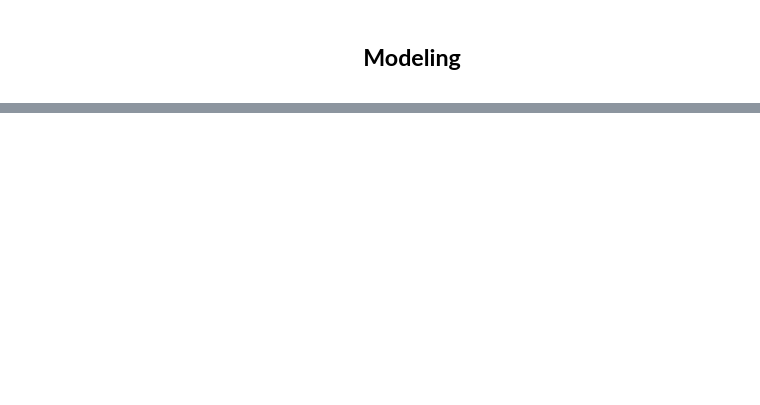
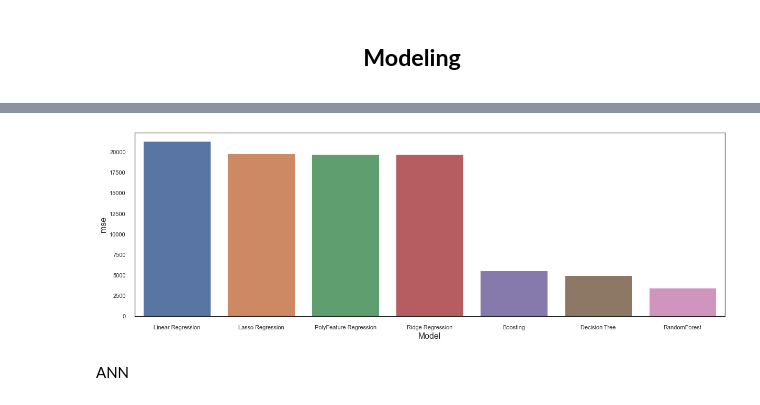
Before and after one commit to tmxkqotnl/project_mini_machine_learning_team_two, a Jupyter notebook: main.ipynb, the cells around one changed output, grey strips where cells are left out. Saved outputs shown, nothing was run; the diff lists cells and outputs as text; code cells hidden in the pictures; blank space fills up the shorter version.

```diff
--- a/main.ipynb
+++ b/main.ipynb
@@ -1220 +1396,14 @@ Name: Weekly_Sales, dtype: float64
+# %%
+df_result.sort_values(by=['mse'], ascending=False, inplace=True)
+
+f, axe = plt.subplots(1,1, figsize=(18,6))
+sns.barplot(x='model', y='mse', data=df_result, ax = axe)
+axe.set_xlabel('Model', size=16)
+axe.set_ylabel('mse', size=16)
+
+plt.show()
+# %% [output]
+[figure, added]
+# %% [markdown]
+ANN
 # %%
```
Also changed, not shown: parts of 38 cells of this notebook.
